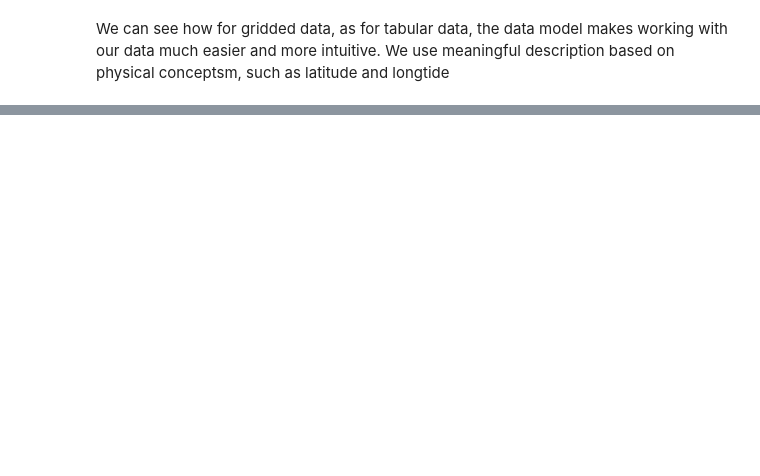
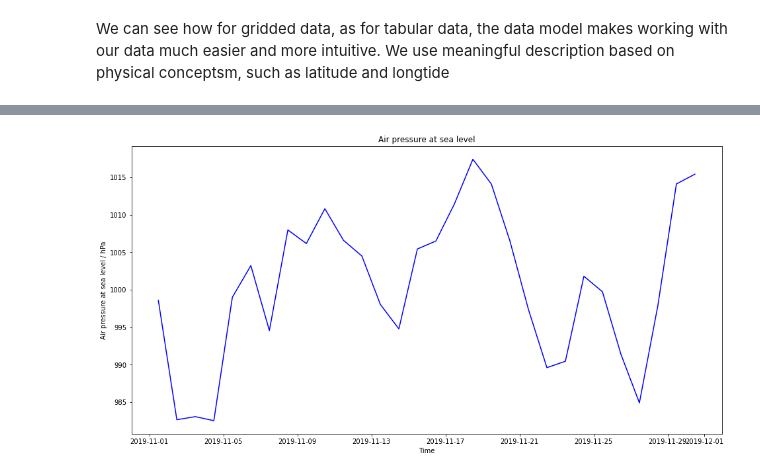
Before and after one commit to informatics-lab/intro_python_data_analysis, a Jupyter notebook: 06_PythonDataModel_Gridded.ipynb, the cells around one changed output, grey strips where cells are left out. Cells and saved outputs as stored; diff of their text form; code cells hidden in the pictures; blank space fills up the shorter version.

```diff
--- a/06_PythonDataModel_Gridded.ipynb
+++ b/06_PythonDataModel_Gridded.ipynb
@@ -203,0 +237,9 @@ iris.analysis.cartography.project(ukv_temp_max, iris.coord_systems.Mercator())
+# %%
+current_var = 'pmsl_mean'
+ukv_pressure = iris.load_cube([str(p1) for p1 in var_dirs[current_var].iterdir()])
+ukv_pressure.convert_units('hPa')
+# %%
+iris.quickplot.plot(ukv_pressure.extract(iris.Constraint(grid_latitude=lambda lat: -2.5 < lat < -2.0, grid_longitude=lambda lon: 359.0 < lon < 359.5)).collapsed(['grid_latitude','grid_longitude'], iris.analysis.MEAN), c='b')
+matplotlib.pyplot.gcf().set_size_inches(16,8)
+# %% [output]
+[figure, added]
```
Also changed, not shown: parts of 16 cells of this notebook, 2 other files.
